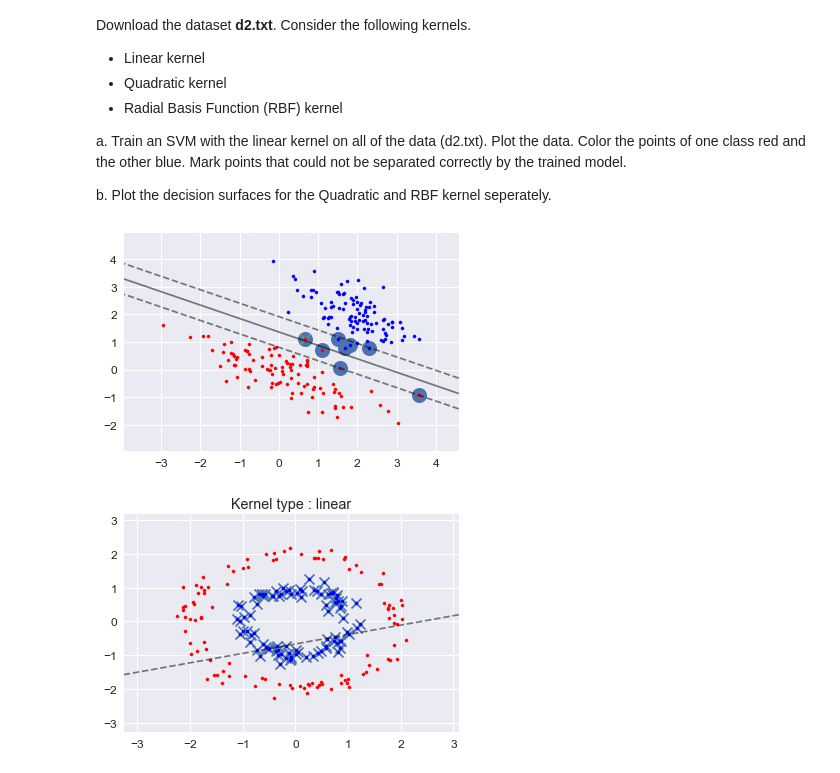
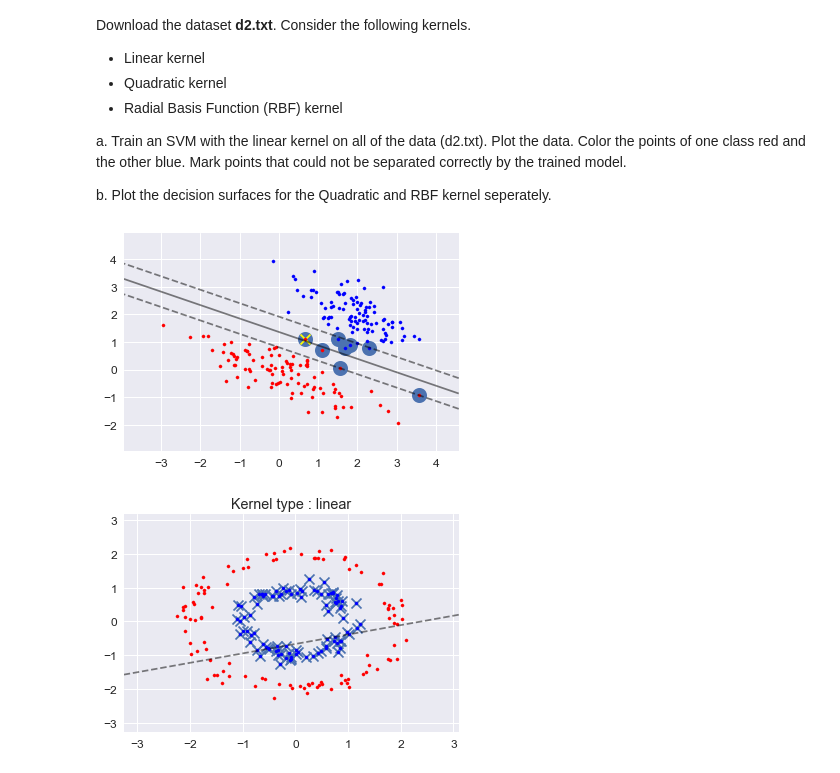
Before and after one commit to InfiniteWorm/MLAssignments, a Jupyter notebook: hw4.ipynb, the cells around one changed output. Saved outputs shown, nothing was run; the diff lists cells and outputs as text; code cells hidden in the pictures.

```diff
--- a/hw4.ipynb
+++ b/hw4.ipynb
@@ -93,7 +164,6 @@ model = svm.SVC(kernel='linear')
 model.fit(points,labels)
 
 predicted = model.predict(points)
-
 
 x_wrong = []
 y_wrong = []
@@ -125,35 +195,35 @@ y_red = red_point[:,1]
 x_blue = blue_point[:,0]
 y_blue = blue_point[:,1]
 
 X = points[:,0]
 Y = points[:,1]
 
 x_min = np.amin(X)
 x_max = np.amax(X)
 
 y_min = np.amin(Y)
 y_max = np.amax(Y)
 
 xx = np.linspace(x_min - 1,x_max + 1,100)
 yy = np.linspace(y_min - 1,y_max + 1,100)
 
 XX,YY = np.meshgrid(xx,yy)
 xy = np.vstack([XX.ravel(),YY.ravel()]).T
 z = model.decision_function(xy).reshape(XX.shape)
 
 plt.figure()
 ax = plt.gca()
 
 ax.contour(XX,YY,z,colors='k', levels=[-1,0,1], alpha=0.5, linestyles=['--','-','--'])
 ax.scatter(model.support_vectors_[:,0],model.support_vectors_[:,1],s=100,linewidth=5)
-ax.scatter(x_wrong,y_wrong,s=100,marker='x')
+ax.scatter(x_wrong,y_wrong,s=100,marker='x', color='yellow')
 
 plt.scatter(x_blue,y_blue,color="blue",s=10)
 plt.scatter(x_red,y_red,color="red",s=10)
 
 plt.show()
 # %% [output]
-[figure, old version]
+[figure, new version]
 # %%
 import numpy as np
 import matplotlib.pyplot as plt
```
Also changed, not shown: parts of 5 cells of this notebook, 1 other file.
